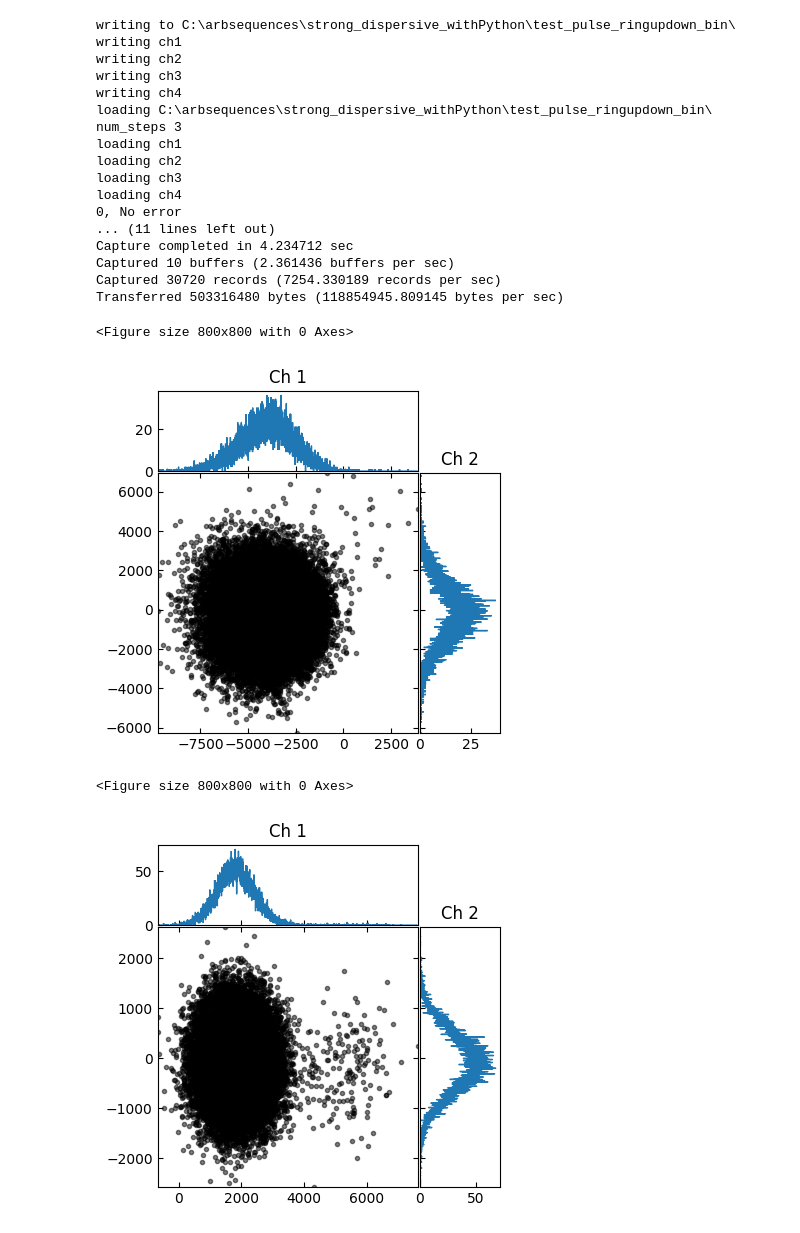
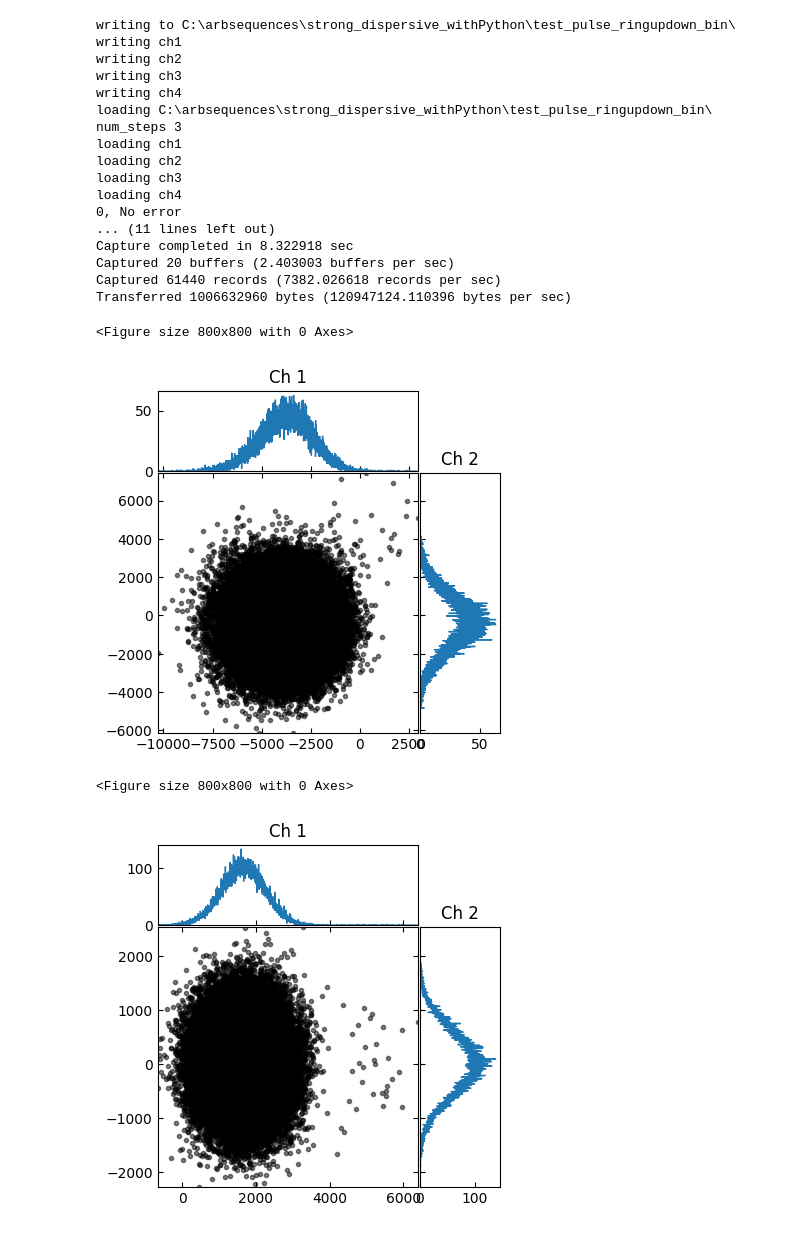
Before and after one commit to Katermurch/BlueFridgeNonLin, a Jupyter notebook: threestate_discrim_pnp_sequence.ipynb, the cells around one changed output. Drawn from its saved outputs; the diff is of its cells as text; code cells hidden in the pictures.

```diff
--- a/threestate_discrim_pnp_sequence.ipynb
+++ b/threestate_discrim_pnp_sequence.ipynb
@@ -26,3 +26,5 @@ Qubit(ro_freq=6.6556, ROIF=0.030899999999999928, RO_LO=6.6247, RO_IF=None, ef_am
+# %%
+general_vals_dict['wx_offs'] =[0.7, 0, -0.08, 0]
 # %%
 wx_addr = wx.get_wx_address()
 main_directory = r"C:\Users\quantum1\Documents"
@@ -31,12 +33,13 @@ target_bnc_address_6 = "USB0::0x03EB::0xAFFF::411-433500000-0753::INSTR"
 bnc.set_bnc_output(
     general_vals_dict["qubit_bnc"], power_dBm=13, bnc_addr=target_bnc_address_6
 )
+bnc.set_bnc_output(readout_dict['RO_LO'],power_dBm=readout_dict['RO_LO_pwr'], bnc_addr=bnc_address['target_bnc_black'])
+bnc.set_bnc_output(general_vals_dict['TWPA_freq'], general_vals_dict['TWPA_pwr'], bnc_addr=bnc_address['big_agilent'])
 num_steps = 3
-reps = 10000
-swap_freq= -.0192
-swap_time=0.5*7/abs(swap_freq)#193.5253031907684
+reps = 20000
+swap_freq= -.0195
+swap_time=0.5*6/abs(swap_freq)#152#0.5*7/abs(swap_freq)#193.5253031907684
 # q1.ge_amp = 0.4
 # q1.ge_time =  81.30534179581487
 # q1.ef_time =  46.46542951915684
 # q1.ef_amp = 0.8
-swap_time
@@ -45,17 +46,18 @@ swap_time
 # %%
-phase = 350
+phase = 0
+swap_amp=1.23
 for i in range(3):
     if 0 == i:
         label = 'G'
-        pnp.pi_nopi_swap(q1, q2, general_vals_dict, copief = 0, coswap = 1,copige = 0,num_steps = 3,swap_freq =  swap_freq, swap_time = swap_time,phase=phase)
+        pnp.pi_nopi_swap(q1, q2, general_vals_dict, copief = 0, coswap = 1,copige = 0,num_steps = 3,swap_freq =  swap_freq, swap_time = swap_time,phase=phase,swap_amp=swap_amp)
     elif 1 == i:
         label = 'E'
         # E prep
-        pnp.pi_nopi_swap(q1, q2, general_vals_dict, copief = 0, coswap = 1,copige = 1,num_steps = 3,swap_freq =  swap_freq, swap_time = swap_time,phase=phase)
+        pnp.pi_nopi_swap(q1, q2, general_vals_dict, copief = 0, coswap = 1,copige = 1,num_steps = 3,swap_freq =  swap_freq, swap_time = swap_time,phase=phase,swap_amp=swap_amp)
     elif 2 == i:
         label = 'F'
         # F prep
-        pnp.pi_nopi_swap(q1, q2, general_vals_dict, copief = 1, coswap = 1,copige = 1,num_steps = 3,swap_freq =  swap_freq, swap_time = swap_time,phase=phase)
+        pnp.pi_nopi_swap(q1, q2, general_vals_dict, copief = 1, coswap = 1,copige = 1,num_steps = 3,swap_freq =  swap_freq, swap_time = swap_time,phase=phase,swap_amp=swap_amp)
 
     wx.wx_set_and_amplitude_and_offset(
         amp=general_vals_dict["wx_amps"], offset=general_vals_dict["wx_offs"]
@@ -73,40 +75,40 @@ for i in range(3):
     # Build a DataFrame from the IQ data for classification
     IQ_df = pd.DataFrame({
         "I1": I1_raw,
         "Q1": Q1_raw,
         "I2": I2_raw,
         "Q2": Q2_raw
     })
     if 0 == i:
         g_IQ = IQ_df
     elif 1 == i:
         e_IQ = IQ_df
     else:
         f_IQ = IQ_df
     IQ_df.to_csv(f'IQraw{label}.csv')
     print(f"saved {label}")
 # %% [output]
 writing to C:\arbsequences\strong_dispersive_withPython\test_pulse_ringupdown_bin\
 writing ch1
 writing ch2
 writing ch3
 writing ch4
 loading C:\arbsequences\strong_dispersive_withPython\test_pulse_ringupdown_bin\
 num_steps 3
 loading ch1
 loading ch2
 loading ch3
 loading ch4
 0, No error
 ... (11 lines left out)
-Capture completed in 4.234712 sec
-Captured 10 buffers (2.361436 buffers per sec)
-Captured 30720 records (7254.330189 records per sec)
-Transferred 503316480 bytes (118854945.809145 bytes per sec)
+Capture completed in 8.322918 sec
+Captured 20 buffers (2.403003 buffers per sec)
+Captured 61440 records (7382.026618 records per sec)
+Transferred 1006632960 bytes (120947124.110396 bytes per sec)
 <Figure size 800x800 with 0 Axes>
-[figure, old version]
+[figure, new version]
 <Figure size 800x800 with 0 Axes>
-[figure, old version]
+[figure, new version]
 saved G
 writing to C:\arbsequences\strong_dispersive_withPython\test_pulse_ringupdown_bin\
 writing ch1
```
Also changed, not shown: parts of 7 cells of this notebook, 26 other files.
